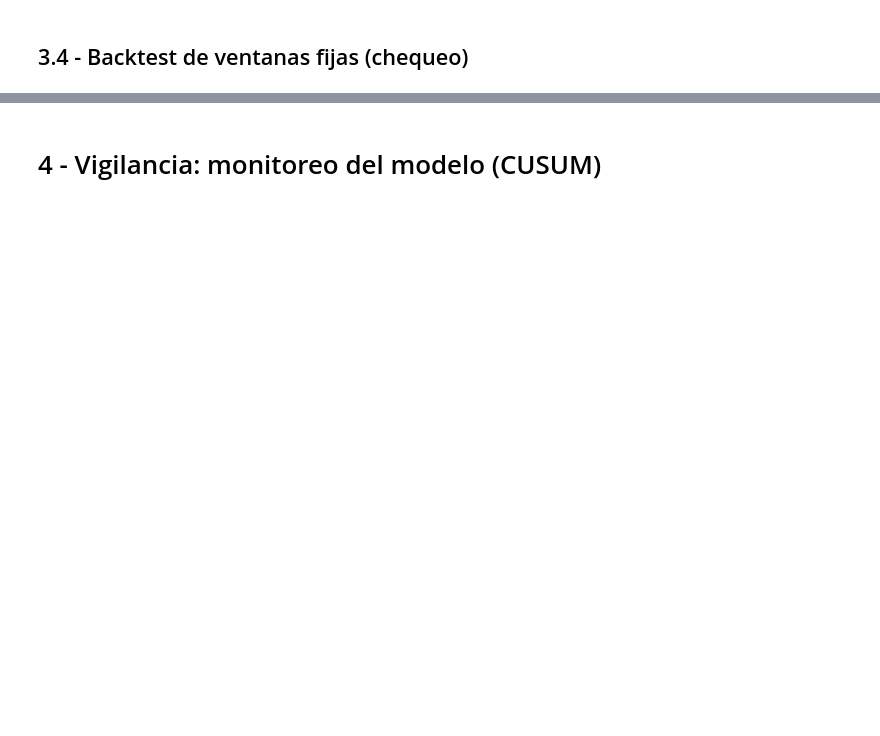
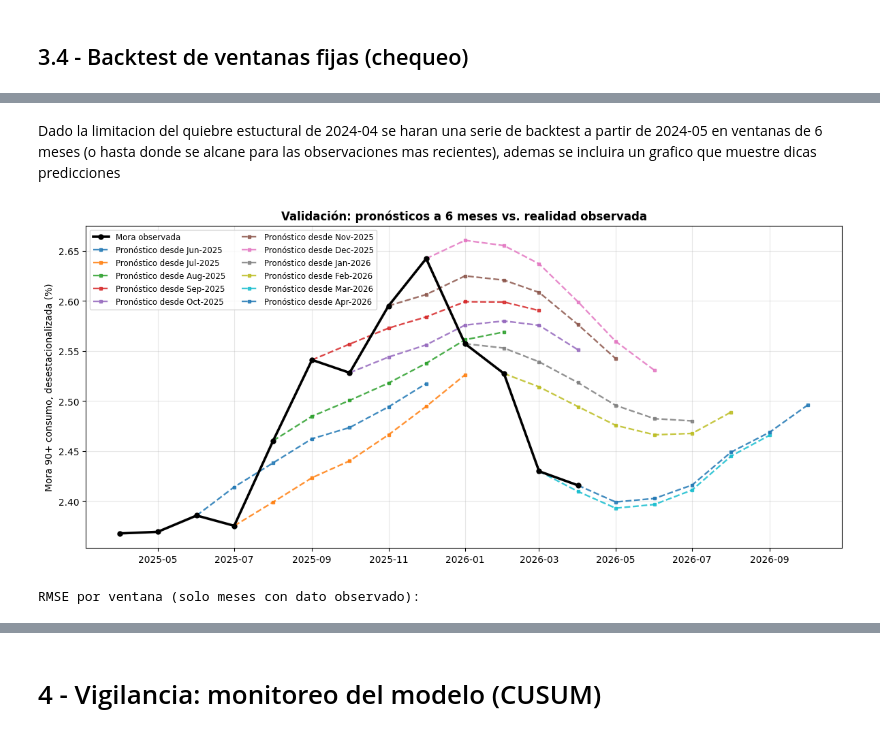
Before and after one commit to arturodiazsalgado/desempleo-morosidad-chile, a Jupyter notebook: 02_modelamiento_desmpleo_mora.ipynb, the cells around one changed output, grey strips where cells are left out. Drawn from its saved outputs; the diff is of its cells as text; code cells hidden in the pictures; blank space fills up the shorter version.

Commit message:
raw beta: cuaderno ordenado, documentado y corregido

```diff
--- a/02_modelamiento_desmpleo_mora.ipynb
+++ b/02_modelamiento_desmpleo_mora.ipynb
@@ -1011,5 +1058,5 @@ Media vida del ajuste de la mora (meses):
 # %%
-
+LAG = 8   # lag óptimo de la Parte 1
 # --- 3) ECT evaluado sobre la serie CONTIGUA completa ---
 des_lag  = df["desempleo_sa"].shift(LAG)
 phi_full = (df.index >= BREAK).astype(float)
@@ -1018,6 +1065,6 @@ df["ECT"] = df["Consumo_sa"] - c0 - lam * phi_full - beta * des_lag
 # --- 4) ¿el ECT es I(0)? condición necesaria para que el ECM tenga sentido ---
 ect = df["ECT"].dropna()
 adf = adfuller(ect, regression="c", autolag="AIC")
-print(f"ADF sobre ECT: stat={adf[0]:.3f}  p={adf[1]:.4f}  "
+print(f"ADF sobre ECT: stat={adf[0]:.3f}  p={adf[1]:.4f}  n={len(ect)}  "
       f"{'estacionario ✅' if adf[1] < 0.05 else 'NO estacionario ⚠️'}")
 # %% [output]
@@ -1131,11 +1188,11 @@ d = d[valid].dropna()
 print(f"n = {len(d)}   pre: {(d.index < CONT_INI).sum()}   post: {(d.index > CONT_FIN).sum()}")
 
 X   = sm.add_constant(d.drop(columns="dy"))
-ecm = sm.OLS(d["dy"], X).fit(cov_type="HAC", cov_kwds={"maxlags": 12})
-print(ecm.summary())
+ecm_2 = sm.OLS(d["dy"], X).fit(cov_type="HAC", cov_kwds={"maxlags": 12})
+print(ecm_2.summary())
 
-g, p = ecm.params["ECT_1"], ecm.pvalues["ECT_1"]
-print(f"\nγ = {g:.4f}   p = {p:.4f}   n = {int(ecm.nobs)}")
+g, p = ecm_2.params["ECT_1"], ecm_2.pvalues["ECT_1"]
+print(f"\nγ = {g:.4f}   p = {p:.4f}   n = {int(ecm_2.nobs)}")
 if -1 < g < 0:
     print(f"Media vida del ajuste = {np.log(0.5)/np.log(1+g):.1f} meses")
 else:
@@ -1487,0 +1417,68 @@ print(tab[["n_pred","corte","gamma","rmse_ECM","rmse_RW","mejora_pct"]].round(4)
+# %% [markdown]
+Dado la limitacion del quiebre estuctural de 2024-04 se haran una serie de backtest a partir de 2024-05 en ventanas de 6 meses (o hasta donde se alcane para las observaciones mas recientes), ademas se incluira un grafico que muestre dicas predicciones
+# %%
+# ===== VALIDACIÓN VISUAL: pronósticos rodantes de 6 meses (post-detección) =====
+ORIGENES = pd.date_range("2025-06-01", "2026-04-01", freq="MS")
+H = 6
+
+def pronostico_6m(origen, h=H):
+    """Reestima el ECM hasta 'origen' y pronostica h meses. Devuelve Serie indexada."""
+    d = pd.DataFrame(index=df.index)
+    d["dy"]    = df["Consumo_sa"].diff()
+    d["ECT_1"] = df["ECT"].shift(1)
+    d["dy_1"]  = d["dy"].shift(1)
+    d["dy_2"]  = d["dy"].shift(2)
+
+    bad    = df.index.to_series().between(CONT_INI, CONT_FIN)
+    bad_dy = bad | bad.shift(1, fill_value=True)
+    valid  = (~bad & ~bad.shift(1, fill_value=True)
+              & ~bad_dy.shift(1, fill_value=True) & ~bad_dy.shift(2, fill_value=True)
+              & (d.index <= origen))
+    dd = d[valid].dropna()
+    m  = sm.OLS(dd["dy"], sm.add_constant(dd.drop(columns="dy"))).fit()
+    c_, g_, t1_, t2_ = (m.params["const"], m.params["ECT_1"],
+                        m.params["dy_1"], m.params["dy_2"])
+
+    hist   = list(df.loc[:origen, "Consumo_sa"].values)
+    fechas = list(df.loc[:origen].index)
+    out    = []
+    for k in range(h):
+        f_lag    = fechas[-1] - pd.DateOffset(months=LAG)
+        des_val  = df.loc[f_lag, "desempleo_sa"]
+        phi      = float(fechas[-1] >= BREAK)
+        ect_prev = hist[-1] - c0 - lam*phi - beta*des_val
+        nueva    = hist[-1] + (c_ + g_*ect_prev
+                               + t1_*(hist[-1]-hist[-2]) + t2_*(hist[-2]-hist[-3]))
+        out.append(nueva); hist.append(nueva)
+        fechas.append(fechas[-1] + pd.DateOffset(months=1))
+    return pd.Series(out, index=fechas[-h:])
+
+# --- gráfico ---
+fig, ax = plt.subplots(figsize=(12, 5.5))
+real = df["Consumo_sa"].loc["2025-04":]
+ax.plot(real.index, real.values, color="black", lw=2.6, marker="o", ms=5,
+        label="Mora observada", zorder=10)
+
+errores = []
+for i, o in enumerate(ORIGENES):
+    p = pronostico_6m(o)
+    p = pd.concat([pd.Series([df.loc[o, "Consumo_sa"]], index=[o]), p])
+    ax.plot(p.index, p.values, lw=1.7, ls="--", marker="s", ms=3.5, alpha=0.85,
+            label=f"Pronóstico desde {o:%b-%Y}")
+
+ax.set_ylabel("Mora 90+ consumo, desestacionalizada (%)")
+ax.set_title("Validación: pronósticos a 6 meses vs. realidad observada",
+             fontsize=12, fontweight="bold")
+ax.legend(fontsize=8.5, ncol=2); ax.grid(alpha=0.3)
+plt.tight_layout(); plt.show()
+
+print("RMSE por ventana (solo meses con dato observado):")
+for o, e, n in errores:
+    print(f"  desde {o:%Y-%m}: {e:.4f}   ({n} meses evaluados)")
+if errores:
+    print(f"  promedio: {np.mean([e for _, e, _ in errores]):.4f}")
+    val = [e for _, e, n in errores if n >= 4]
+    print(f"  promedio (ventanas con ≥4 meses): {np.mean(val):.4f}")
+# %% [output]
+[figure, added]
+RMSE por ventana (solo meses con dato observado):
```
Also changed, not shown: parts of 62 cells of this notebook.
